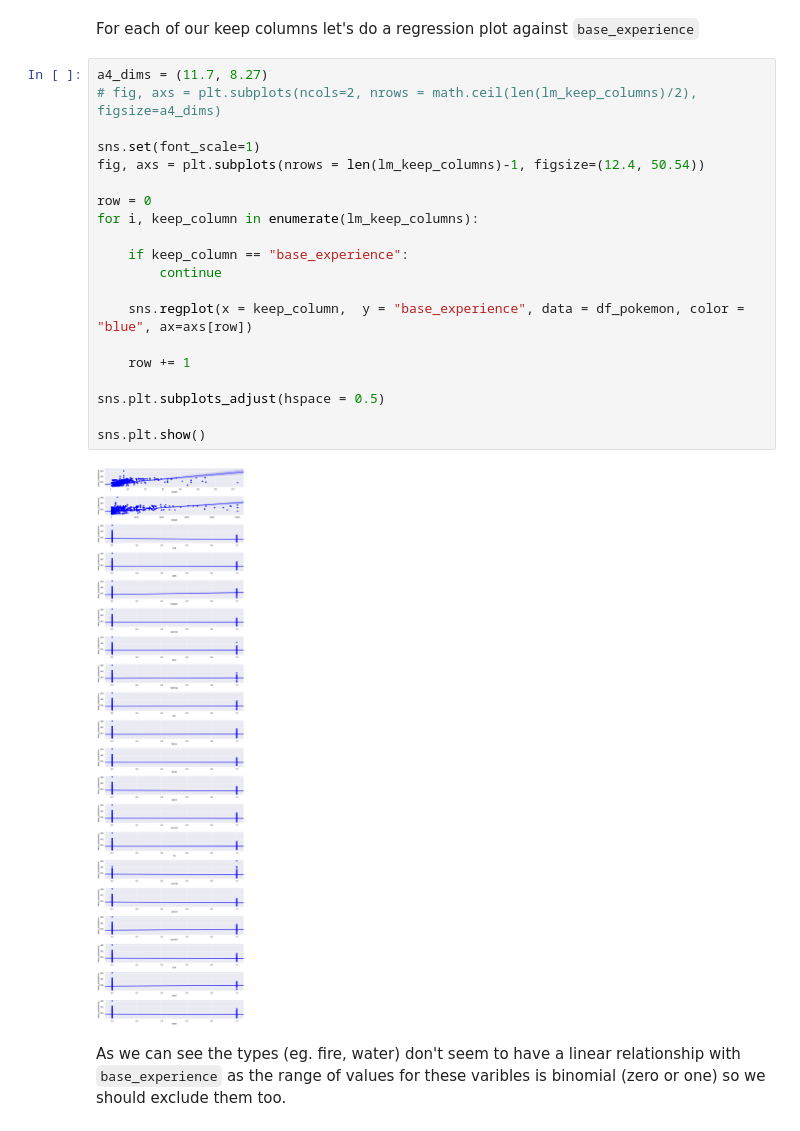
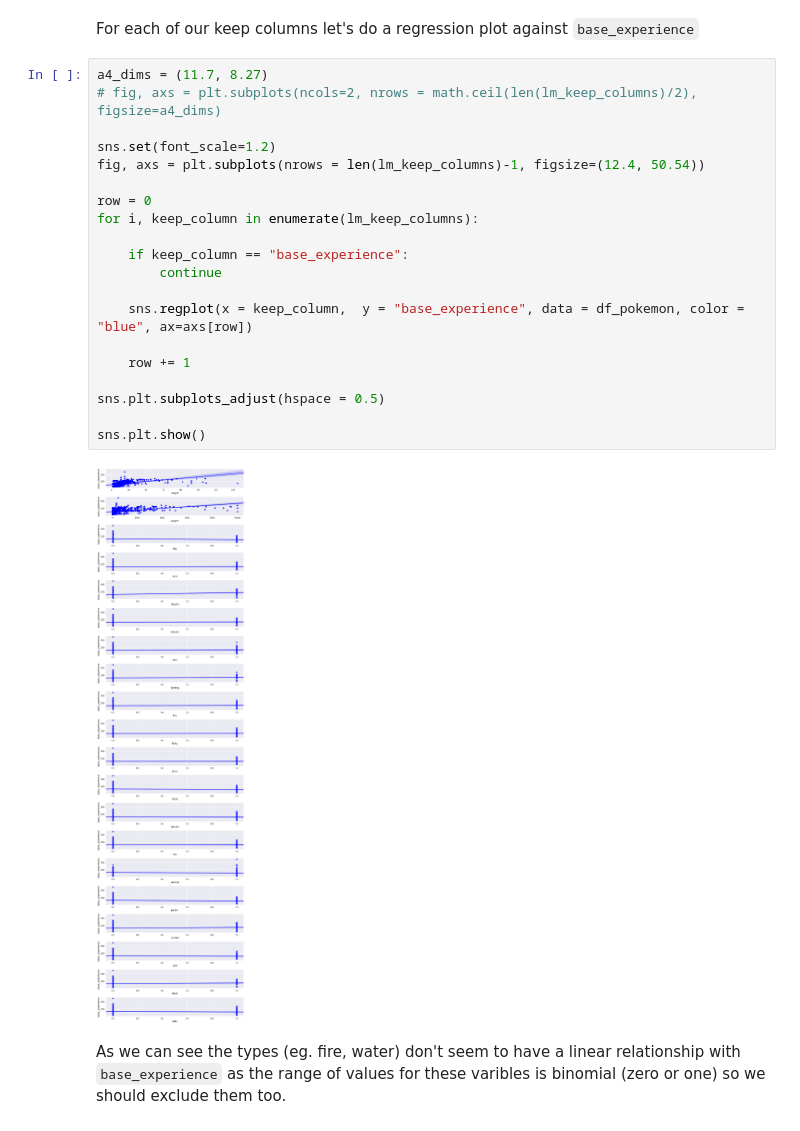
Before and after one commit to ryancollingwood/Pokedex, a Jupyter notebook: Pokedex.ipynb, the cells around one changed output. Cells and saved outputs as stored; diff of their text form.

```diff
--- a/Pokedex.ipynb
+++ b/Pokedex.ipynb
@@ -720,25 +723,25 @@ For each of our keep columns let's do a regression plot against `base_experience
 # %%
 a4_dims = (11.7, 8.27)
 # fig, axs = plt.subplots(ncols=2, nrows = math.ceil(len(lm_keep_columns)/2), figsize=a4_dims)
 
-sns.set(font_scale=1)
+sns.set(font_scale=1.2)
 fig, axs = plt.subplots(nrows = len(lm_keep_columns)-1, figsize=(12.4, 50.54))
 
 row = 0
 for i, keep_column in enumerate(lm_keep_columns):
 
     if keep_column == "base_experience":
         continue
 
     sns.regplot(x = keep_column,  y = "base_experience", data = df_pokemon, color = "blue", ax=axs[row])
 
     row += 1
 
 sns.plt.subplots_adjust(hspace = 0.5)
 
 sns.plt.show()
 # %% [output]
-[figure, old version]
+[figure, new version]
 # %% [markdown]
 As we can see the types (eg. fire, water) don't seem to have a linear relationship with `base_experience` as the range of values for these varibles is binomial (zero or one) so we should exclude them too.
 # %%
```
Also changed, not shown: parts of 24 cells of this notebook, 3 other files.
